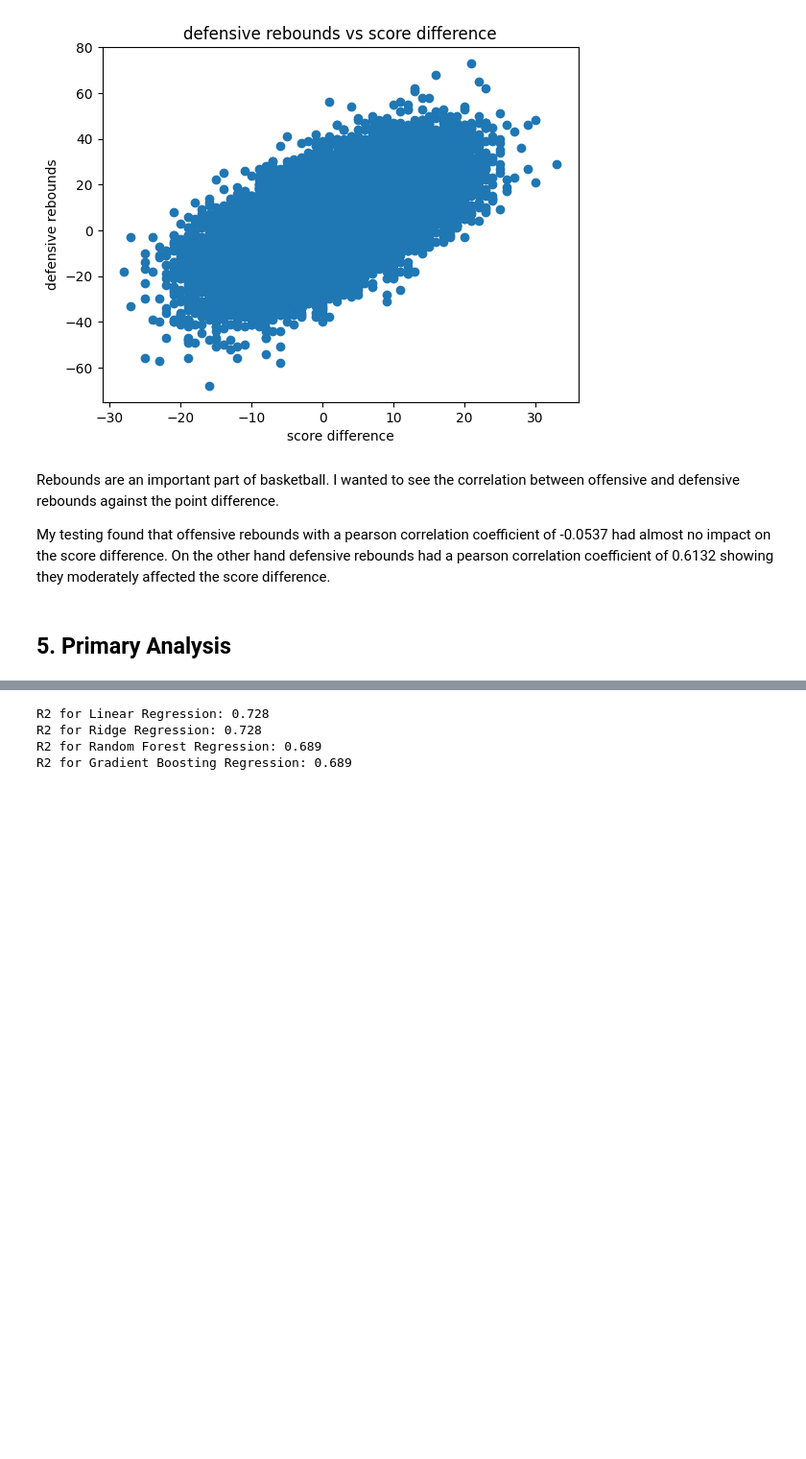
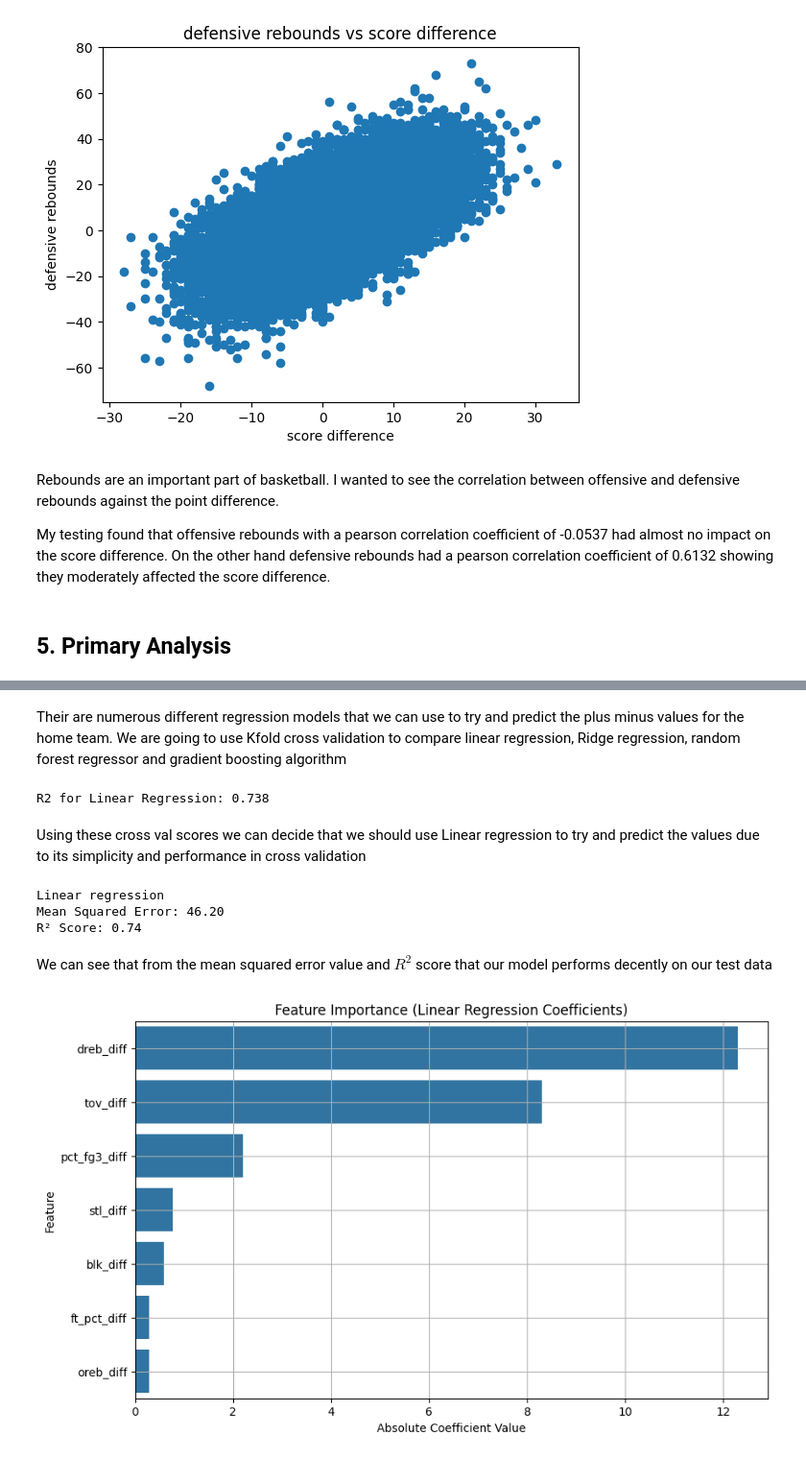
Before and after one commit to dangelakos/CMSC320-FinalProject-NBA, a Jupyter notebook: CMSC320NBAProject.ipynb, the cells around one changed output, grey strips where cells are left out. Shown at 96% size. Saved outputs shown, nothing was run; the diff lists cells and outputs as text; code cells hidden in the pictures; blank space fills up the shorter version.

```diff
--- a/CMSC320NBAProject.ipynb
+++ b/CMSC320NBAProject.ipynb
@@ -228,5 +232,4 @@ from sklearn.ensemble import GradientBoostingRegressor
 # %%
-X1 = df[['oreb_home', 'oreb_away', 'dreb_home', 'dreb_away', 'blk_home', 'blk_away', 'ft_pct_home', 'ft_pct_away', 'tov_home', 'tov_away', 'stl_home', 'stl_away']]
 X = pd.DataFrame()
 X['oreb_diff'] = df['oreb_home'] - df['oreb_away']
 X['dreb_diff'] = df['dreb_home'] - df['dreb_away']
@@ -235,17 +238,23 @@ X['ft_pct_diff'] = df['ft_pct_home'] - df['ft_pct_away']
 X['stl_diff'] = df['stl_home'] - df['stl_away']
 X['tov_diff'] = df['tov_home'] - df['tov_away']
 X['pct_fg3_diff'] = (df['fg3a_home']/df['fga_home']) - (df['fg3a_away']/df['fga_away'])
-X1['pct_fg3s_home'] = df['fg3a_home']/df['fga_home']
-X1['pct_fg3s_away'] = df['fg3a_away']/df['fga_away']
+features = ['oreb_diff', 'dreb_diff', 'blk_diff', 'ft_pct_diff', 'stl_diff', 'tov_diff', 'pct_fg3_diff']
 y = df['plus_minus_home']
 
 X_train, X_test, y_train, y_test = train_test_split(X,y,test_size=0.2)
+
+scaler = StandardScaler()
+X_train_scaled = scaler.fit_transform(X_train)
+X_test_scaled = scaler.transform(X_test)
+X_scaled = scaler.transform(X)
+# %% [markdown]
+Their are numerous different regression models that we can use to try and predict the plus minus values for the home team. We are going to use Kfold cross validation to compare linear regression, Ridge regression, random forest regressor and gradient boosting algorithm
 # %%
 kf = KFold(n_splits=5, shuffle=True)
 
 lin_model = LinearRegression()
-lin_model.fit(X_train,y_train)
-print(f'R2 for Linear Regression: {lin_model.score(X_test,y_test):.3f}')
+lin_model.fit(X_train_scaled,y_train)
+print(f'R2 for Linear Regression: {lin_model.score(X_test_scaled,y_test):.3f}')
 
 ridge = RidgeCV(alphas=[1e-3, 1e-2, 1e-1, 1, 10], cv=kf).fit(X_train, y_train)
 print(f'R2 for Ridge Regression: {ridge.score(X_test,y_test):.3f}')
@@ -258,7 +267,41 @@ gb_model = make_pipeline(StandardScaler(), GradientBoostingRegressor())
 gb_scores = cross_val_score(gb_model, X_train, y_train, cv=kf, scoring='r2')
 print(f'R2 for Gradient Boosting Regression: {gb_scores.mean():.3f}')
 # %% [output]
-R2 for Linear Regression: 0.728
-R2 for Ridge Regression: 0.728
-R2 for Random Forest Regression: 0.689
-R2 for Gradient Boosting Regression: 0.689
+R2 for Linear Regression: 0.738
+# %% [markdown]
+Using these cross val scores we can decide that we should use Linear regression to try and predict the values due to its simplicity and performance in cross validation
+# %%
+lin_y_pred = lin_model.predict(X_test_scaled)
+
+# Metrics
+mse = mean_squared_error(y_test, lin_y_pred)
+r2 = r2_score(y_test, lin_y_pred)
+print("Linear regression")
+print(f"Mean Squared Error: {mse:.2f}")
+print(f"R² Score: {r2:.2f}")
+# %% [output]
+Linear regression
+Mean Squared Error: 46.20
+R² Score: 0.74
+# %% [markdown]
+We can see that from the mean squared error value and $R^2$ score that our model performs decently on our test data
+# %%
+importance_df = pd.DataFrame({
+    'Feature': features,
+    'Coefficient': lin_model.coef_,
+    'Abs_Coefficient': np.abs(lin_model.coef_)
+})
+
+# after we get the feature importance from the coefficient of each feature
+# we sort by their absolute value to get the most important features in
+importance_df = importance_df.sort_values(by='Abs_Coefficient', ascending=False)
+
+plt.figure(figsize=(10, 6))
+sns.barplot(data=importance_df, x='Abs_Coefficient', y='Feature')
+plt.title('Feature Importance (Linear Regression Coefficients)')
+plt.xlabel('Absolute Coefficient Value')
+plt.ylabel('Feature')
+plt.grid(True)
+plt.show()
+# %% [output]
+[figure, added]
```
Also changed, not shown: parts of 12 cells of this notebook.
